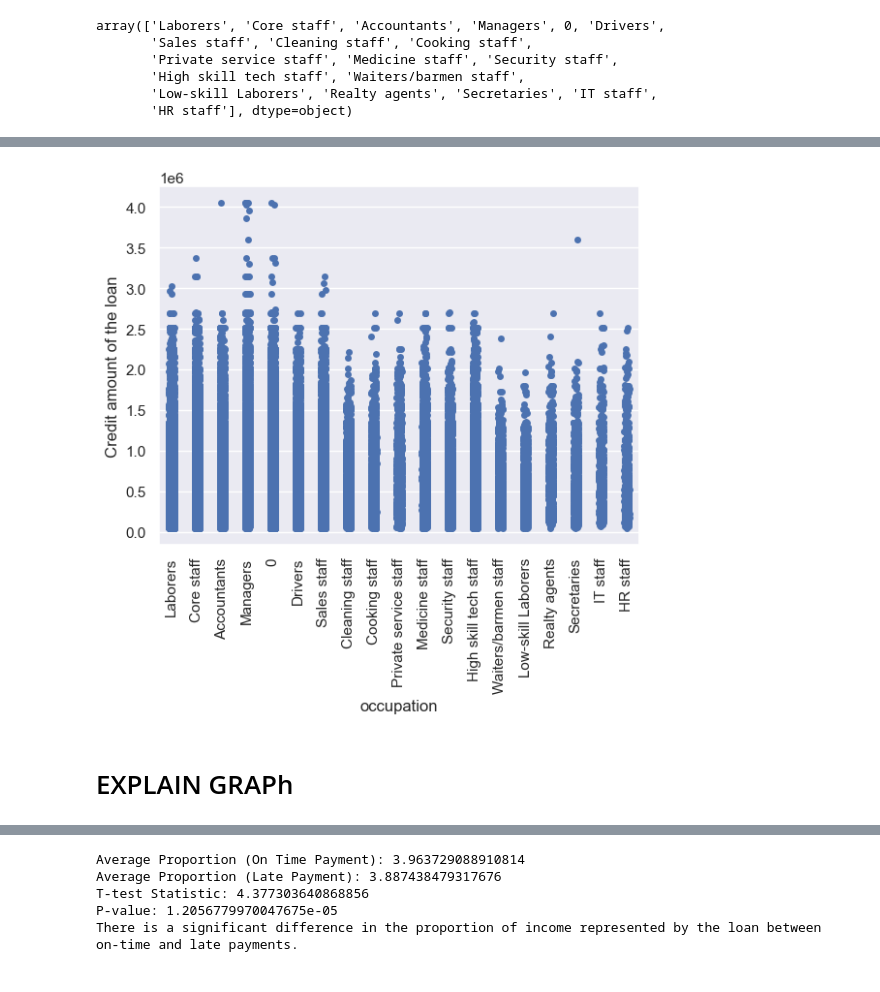
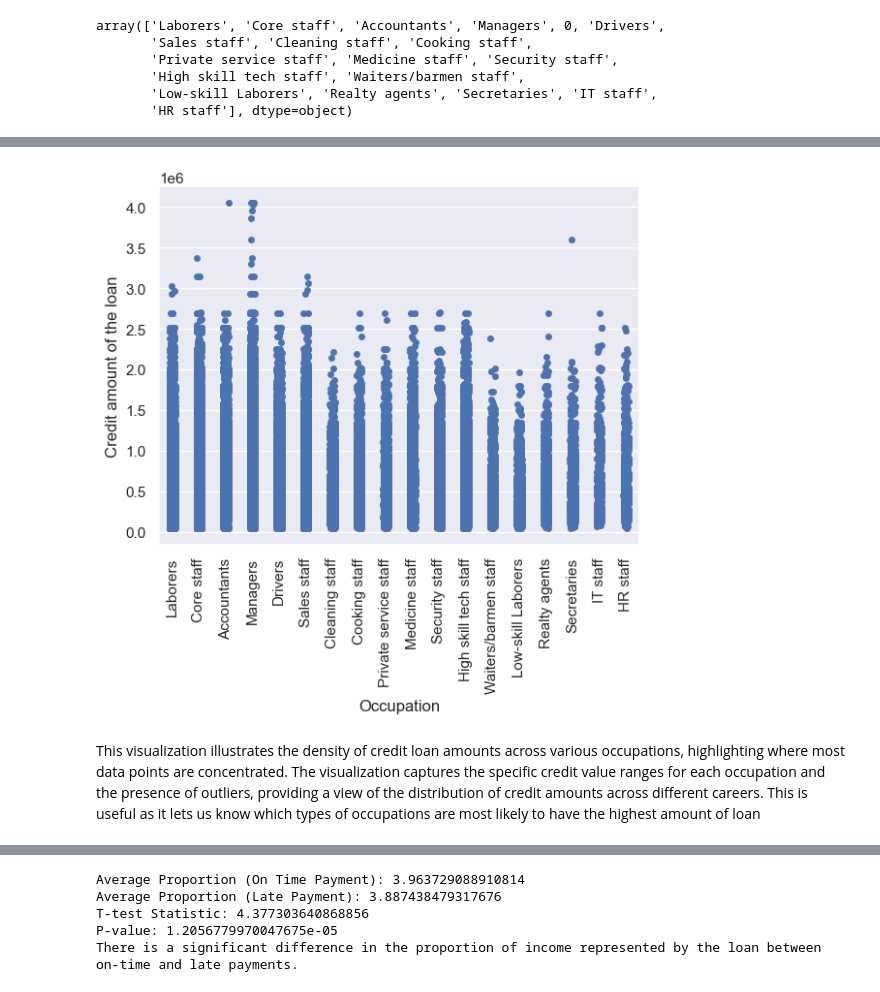
Before and after one commit to samincgs/loan-repayment-factors-analysis, a Jupyter notebook: final_1130.ipynb, the cells around one changed output, grey strips where cells are left out. Drawn from its saved outputs; the diff is of its cells as text; code cells hidden in the pictures.

```diff
--- a/final_1130.ipynb
+++ b/final_1130.ipynb
@@ -319,17 +320,16 @@ These are the different types of occupations that are in the dataframe
 # %%
+app_df = app_df[app_df['OCCUPATION_TYPE'].astype(str).str.strip() != '0']
+
+# Create the strip plot
 ax = sns.stripplot(x="OCCUPATION_TYPE", y="AMT_CREDIT", data=app_df)
-plt.xlabel('occupation')
+plt.xlabel('Occupation')
 plt.ylabel('Credit amount of the loan')
 plt.xticks(rotation=90)
 plt.show()
-
-#Visualizes the credit amount of the loan for each occupation type,
-# this denotes each occuptation types overall value to the company since higher credit amount means more profit
-# for the business
 # %% [output]
-[figure, old version]
+[figure, new version]
-# %% [markdown]
-# EXPLAIN GRAPh
+# %% [markdown]
+This visualization illustrates the density of credit loan amounts across various occupations, highlighting where most data points are concentrated. The visualization captures the specific credit value ranges for each occupation and the presence of outliers, providing a view of the distribution of credit amounts across different careers. This is useful as it lets us know which types of occupations are most likely to have the highest amount of loan
 # %%
 target_mean = app_df.groupby(by="OCCUPATION_TYPE").TARGET.mean()
 plt.figure(figsize=(12, 5))
```
Also changed, not shown: parts of 61 cells of this notebook.
